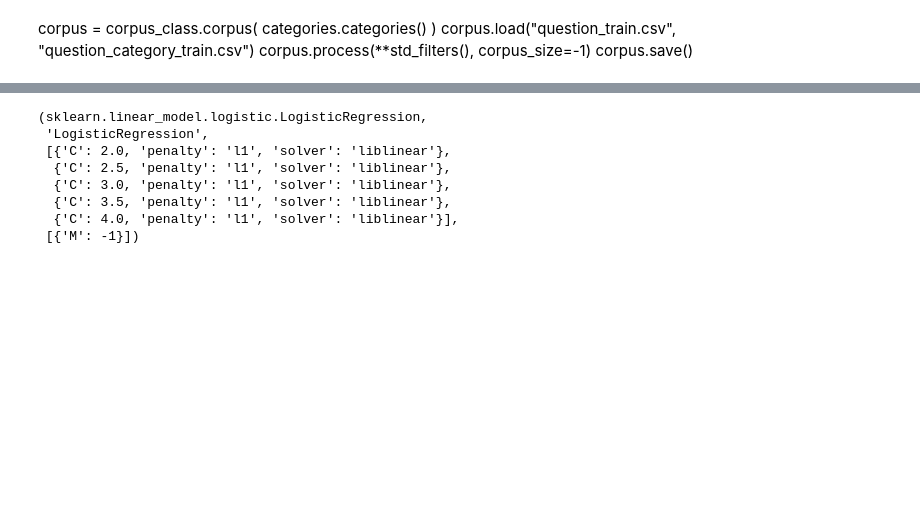
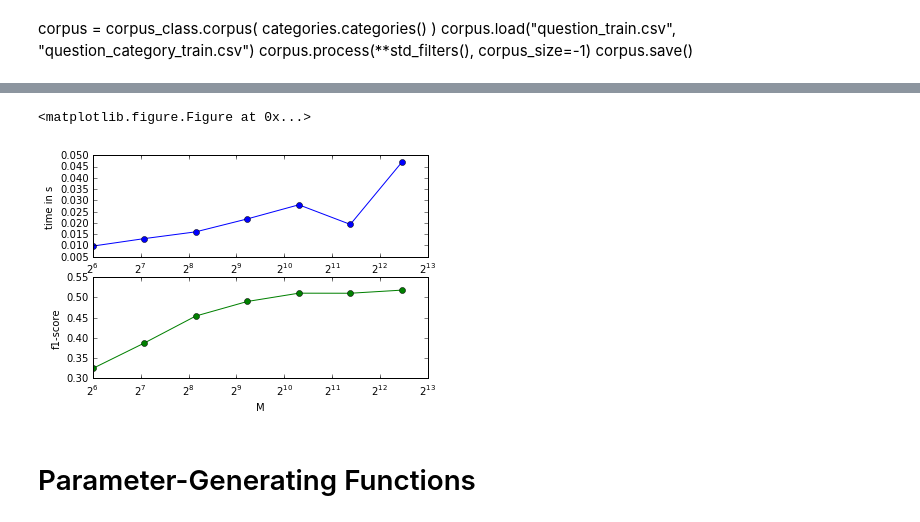
Before and after one commit to hagerpa/ml_project, a Jupyter notebook: cross_validation.ipynb, the cells around one changed output, grey strips where cells are left out. Cells and saved outputs as stored; diff of their text form; code cells hidden in the pictures; blank space fills up the shorter version.

```diff
--- a/cross_validation.ipynb
+++ b/cross_validation.ipynb
@@ -117,19 +233,27 @@ def versions(clf_name):
         print("[",i,"]", f)
     return vers
 # %%
-def show_results(vers,idx):
+def show_results(vers, idx):
     with open("cv_results/"+ vers[idx] + ".pkl", 'rb') as file:
-        file.seek(0)
         results = pickle.load(file)
+        head = ["id", "f1_score", "acc_score", "M", "alpha", "time"]
 
+        matrix = np.zeros((len(results), len(head)))
         f1_scores = -np.array([results[i]["f1_score"] for i in results])
+
         best_idx = f1_scores.argsort()
 
-        print("{0:6} {1:15} {2:15} {3:15} {4:15} {5:15}".format("id", "f1_score", "acc_score", "M", "C", "time"))
+        print("{0:6} {1:15} {2:15} {3:15} {4:15} {5:15}".format(*head))
         for idx in best_idx:
+            matrix[idx,:] = [idx, results[idx]['f1_score'], results[idx]['acc_score'],
+                           results[idx]['feat_params']['M'], results[idx]['clf_params']['alpha'],
+                           results[idx]['time'] ]
+
             line = "{0:<6} {f1_score:<15.3} {acc_score:<15.3} {feat_params[M]:<15}"
-            line += "{clf_params[C]:<15.3} {time:<15.5}"
+            line += "{clf_params[alpha]:<15} {time:<15.5}"
+
             print( line.format(idx, **results[idx]) )
+        return matrix
 # %%
-versis = versions("LogisticRegression")
+versis = versions("MultinomialNB")
 # %% [output]
@@ -140,3 +261,3 @@ versis = versions("LogisticRegression")
 # %%
-show_results(versis, 0)
+R = show_results(versis, 0)
 # %% [output]
@@ -149,3 +281,35 @@ id     f1_score        acc_score       M               C               time
+# %%
+%matplotlib inline
+import matplotlib.pyplot as plt
+
+filt = (R[:,4] == 0.01)
+
+fig = plt.figure()
+
+x = R[filt,3]
+y = R[filt,1]
+z = R[filt,5]
+
+fig = plt.figure()
+
+plt.subplot(211)
+plt.semilogx(x, z, marker='o', basex=2)
+#plt.plot(x, z, marker='o')
+plt.ylabel('time in s')
+plt.xlabel('C')
+
+plt.subplot(212)
+plt.semilogx(x, y, marker='o', c='g', basex=2)
+#plt.plot(x, y, marker='o', c='g')
+plt.ylabel('f1-score')
+plt.xlabel('M')
+
+plt.show()
+# %% [output]
+<matplotlib.figure.Figure at 0x...>
+[figure, added]
+# %% [markdown]
+# Parameter-Generating Functions
 # %%
 def MultinomialNB_params():
     clf_class = MultinomialNB
@@ -167,13 +331,2 @@ def LogisticRegression_params():
 
     return clf_class, clf_name, clf_params, feat_params
-# %%
-LogisticRegression_params()
-# %% [output]
-(sklearn.linear_model.logistic.LogisticRegression,
- 'LogisticRegression',
- [{'C': 2.0, 'penalty': 'l1', 'solver': 'liblinear'},
-  {'C': 2.5, 'penalty': 'l1', 'solver': 'liblinear'},
-  {'C': 3.0, 'penalty': 'l1', 'solver': 'liblinear'},
-  {'C': 3.5, 'penalty': 'l1', 'solver': 'liblinear'},
-  {'C': 4.0, 'penalty': 'l1', 'solver': 'liblinear'}],
- [{'M': -1}])
```
Also changed, not shown: parts of 31 cells of this notebook, 4 other files.
